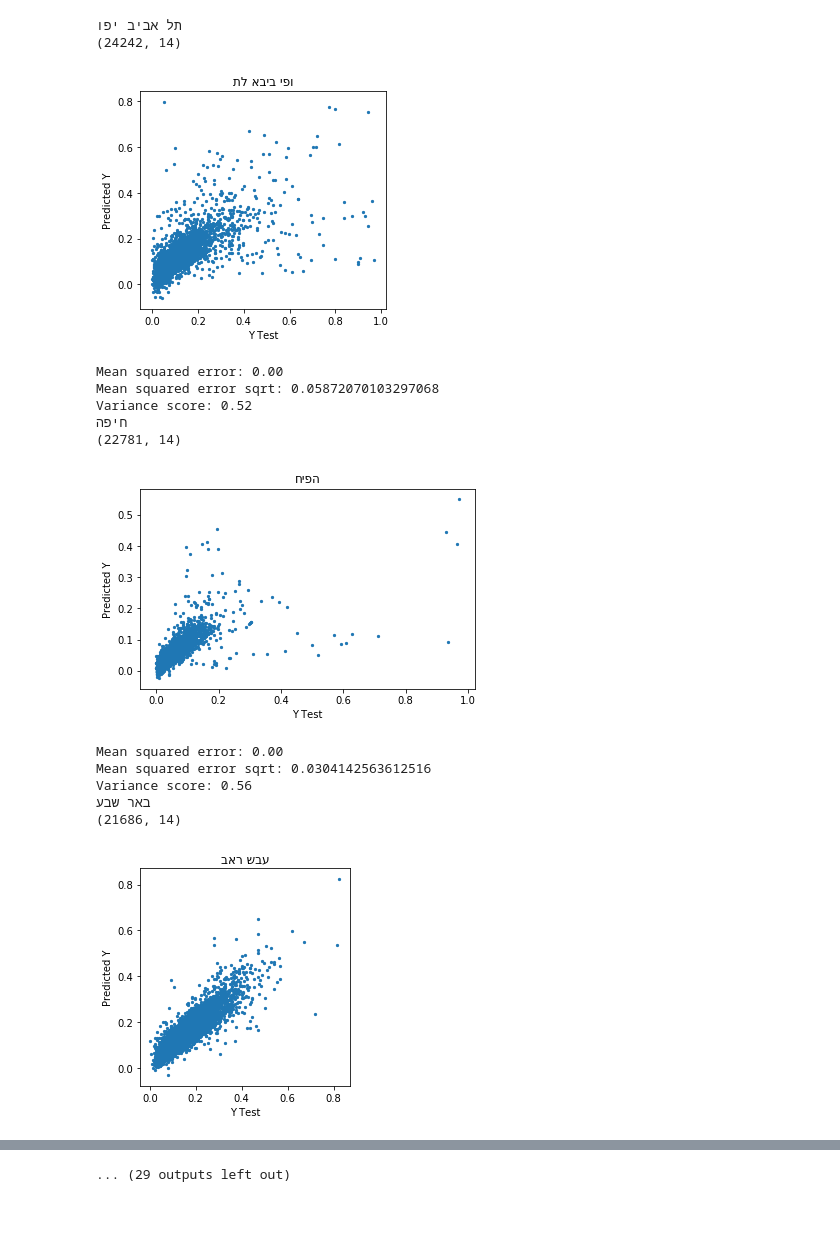
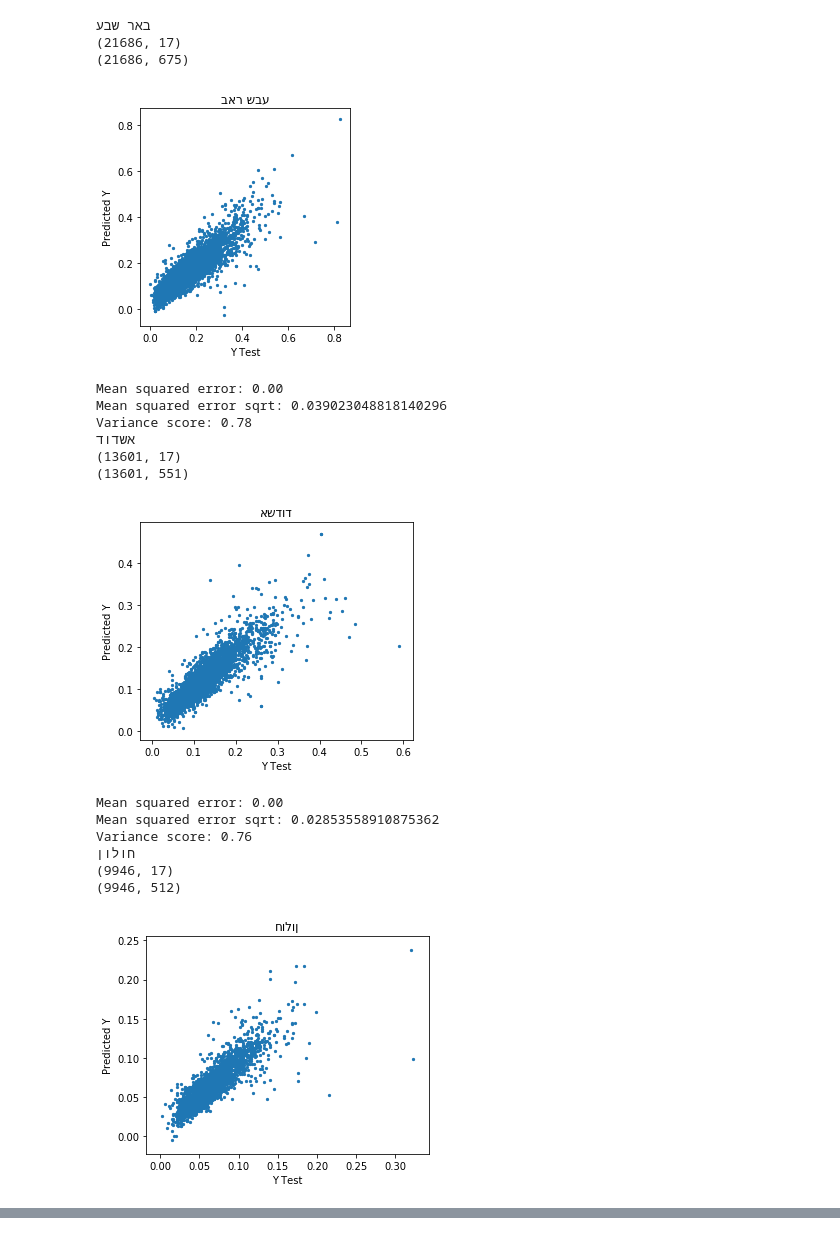
Before and after one commit to barzrcom/final-project, a Jupyter notebook: src/ml/ml/deals_regression.ipynb, the cells around one changed output, grey strips where cells are left out. Drawn from its saved outputs; the diff is of its cells as text; code cells hidden in the pictures.

```diff
--- a/src/ml/ml/deals_regression.ipynb
+++ b/src/ml/ml/deals_regression.ipynb
@@ -31,8 +30,8 @@ Index(['_id', 'sale_day', 'address', 'property_type', 'rooms_number', 'floor',
 # %%
 used_features = [
-    'sale_day_month',
-    'street_name',
-    'street_number',
+    'street',
+    # 'street_number',
+    'neighborhood',
     'property_type',
     'rooms_number',
     'floor',
@@ -43,57 +42,69 @@ used_features = [
 # %%
 X = df[used_features]
 y = df['final_price']
+# %%
+cities = ["באר שבע", "אשדוד", "חולון", "פתח תקווה"]
+test_size = 0.3
+
+cities = {city: {"processor": None, "algo": None} for city in cities}
 # %%
-cities = df.groupby(['city']).city.value_counts().nlargest(20)
 
 for city in cities.keys():
-    print(city[0])
-    _df = df.loc[(df['city'] == city[0])]
+    print(city)
+    _df = df.loc[(df['city'] == city)]
     print(_df.shape)
     X = _df[used_features]
     y = _df['final_price']
 
     min_max_scalar = preprocessing.MinMaxScaler()
     y = min_max_scalar.fit_transform(np.array(y).reshape(-1, 1))
     y = pd.DataFrame(y)
 
     ohe = preprocessing.OneHotEncoder()
     X = ohe.fit_transform(X)
+    print(X.shape)
 
-    X_train, X_test, y_train, y_test = train_test_split(X, y, test_size=0.3, random_state=101)
+    # TODO: don't use, it takes too much time to estimate
+    # poly = preprocessing.PolynomialFeatures(2, interaction_only=True, include_bias=False)
+    # X = poly.fit_transform(X)
+    # print(datetime.now())
+    # print(X.shape)
+
+    X_train, X_test, y_train, y_test = train_test_split(X, y, test_size=test_size, random_state=101)
 
     lm = LinearRegression()
-
     lm.fit(X_train, y_train)
 
     predictions = lm.predict(X_test)
     plt.scatter(y_test, predictions, s=5)
-    plt.title(city[0])
+    plt.title(city)
     plt.xlabel('Y Test')
     plt.ylabel('Predicted Y')
 
     plt.gca().set_aspect('equal', adjustable='box')
     plt.show()
     # The mean squared error
-    print("Mean squared error: %.2f"
-          % mean_squared_error(y_test, predictions))
+    print("Mean squared error: %.2f" % mean_squared_error(y_test, predictions))
     print("Mean squared error sqrt:", sqrt(mean_squared_error(y_test, predictions)))
     # Explained variance score: 1 is perfect prediction
     print('Variance score: %.2f' % r2_score(y_test, predictions))
 # %% [output]
-תל אביב יפו
-(24242, 14)
+באר שבע
+(21686, 17)
+(21686, 675)
-[figure, old version]
+[figure, new version]
 Mean squared error: 0.00
-Mean squared error sqrt: 0.05872070103297068
-Variance score: 0.52
-חיפה
-(22781, 14)
+Mean squared error sqrt: 0.039023048818140296
+Variance score: 0.78
+אשדוד
+(13601, 17)
+(13601, 551)
-[figure, old version]
+[figure, new version]
 Mean squared error: 0.00
-Mean squared error sqrt: 0.0304142563612516
-Variance score: 0.56
-באר שבע
-(21686, 14)
+Mean squared error sqrt: 0.02853558910875362
+Variance score: 0.76
+חולון
+(9946, 17)
+(9946, 512)
-[figure, old version]
+[figure, new version]
 Mean squared error: 0.00
@@ -117 +119,0 @@ Variance score: 0.38
-... (29 outputs left out)
```
Also changed, not shown: parts of 7 cells of this notebook.
